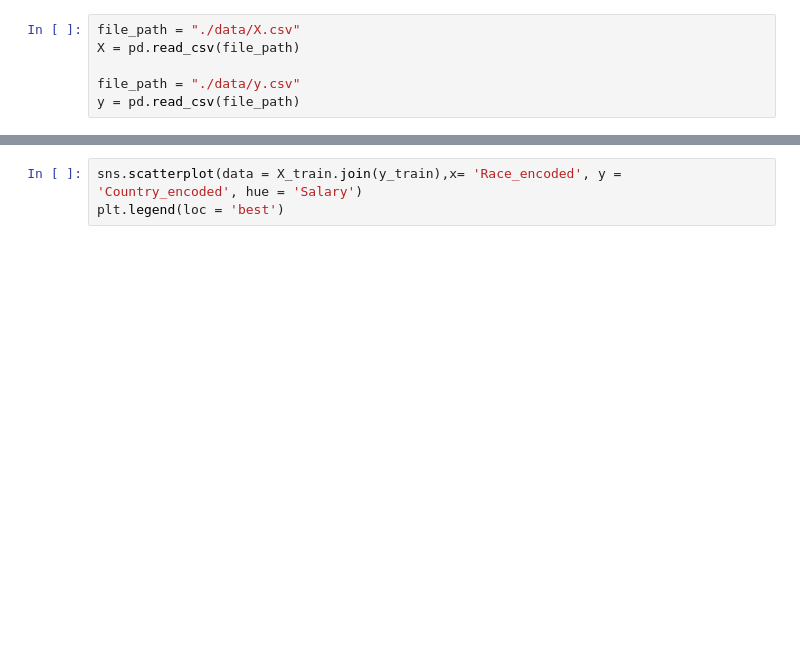
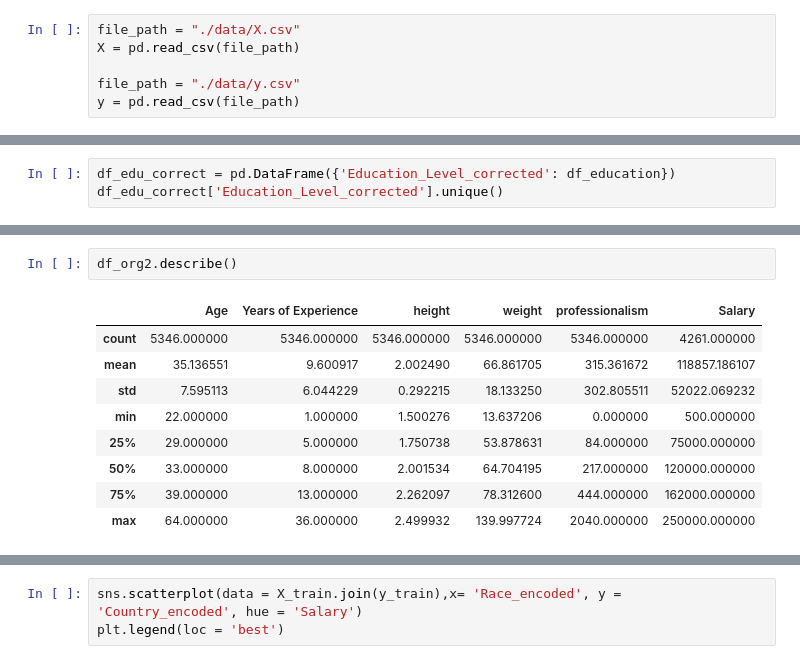
Before and after one commit to Oren-BenA/Regression_project, a Jupyter notebook: EDA.ipynb, the cells around one changed output, grey strips where cells are left out. Drawn from its saved outputs; the diff is of its cells as text; blank space fills up the shorter version.

```diff
--- a/EDA.ipynb
+++ b/EDA.ipynb
@@ -8,0 +17,3 @@ y = pd.read_csv(file_path)
+# %%
+df_edu_correct = pd.DataFrame({'Education_Level_corrected': df_education})
+df_edu_correct['Education_Level_corrected'].unique()
@@ -9 +62,13 @@ y = pd.read_csv(file_path)
+# %%
+df_org2.describe()
+# %% [output]
+|  | Age | Years of Experience | height | weight | professionalism | Salary |
+| count | 5346.000000 | 5346.000000 | 5346.000000 | 5346.000000 | 5346.000000 | 4261.000000 |
+| mean | 35.136551 | 9.600917 | 2.002490 | 66.861705 | 315.361672 | 118857.186107 |
+| std | 7.595113 | 6.044229 | 0.292215 | 18.133250 | 302.805511 | 52022.069232 |
+| min | 22.000000 | 1.000000 | 1.500276 | 13.637206 | 0.000000 | 500.000000 |
+| 25% | 29.000000 | 5.000000 | 1.750738 | 53.878631 | 84.000000 | 75000.000000 |
+| 50% | 33.000000 | 8.000000 | 2.001534 | 64.704195 | 217.000000 | 120000.000000 |
+| 75% | 39.000000 | 13.000000 | 2.262097 | 78.312600 | 444.000000 | 162000.000000 |
+| max | 64.000000 | 36.000000 | 2.499932 | 139.997724 | 2040.000000 | 250000.000000 |
 # %%
```
Also changed, not shown: parts of 27 cells of this notebook.
